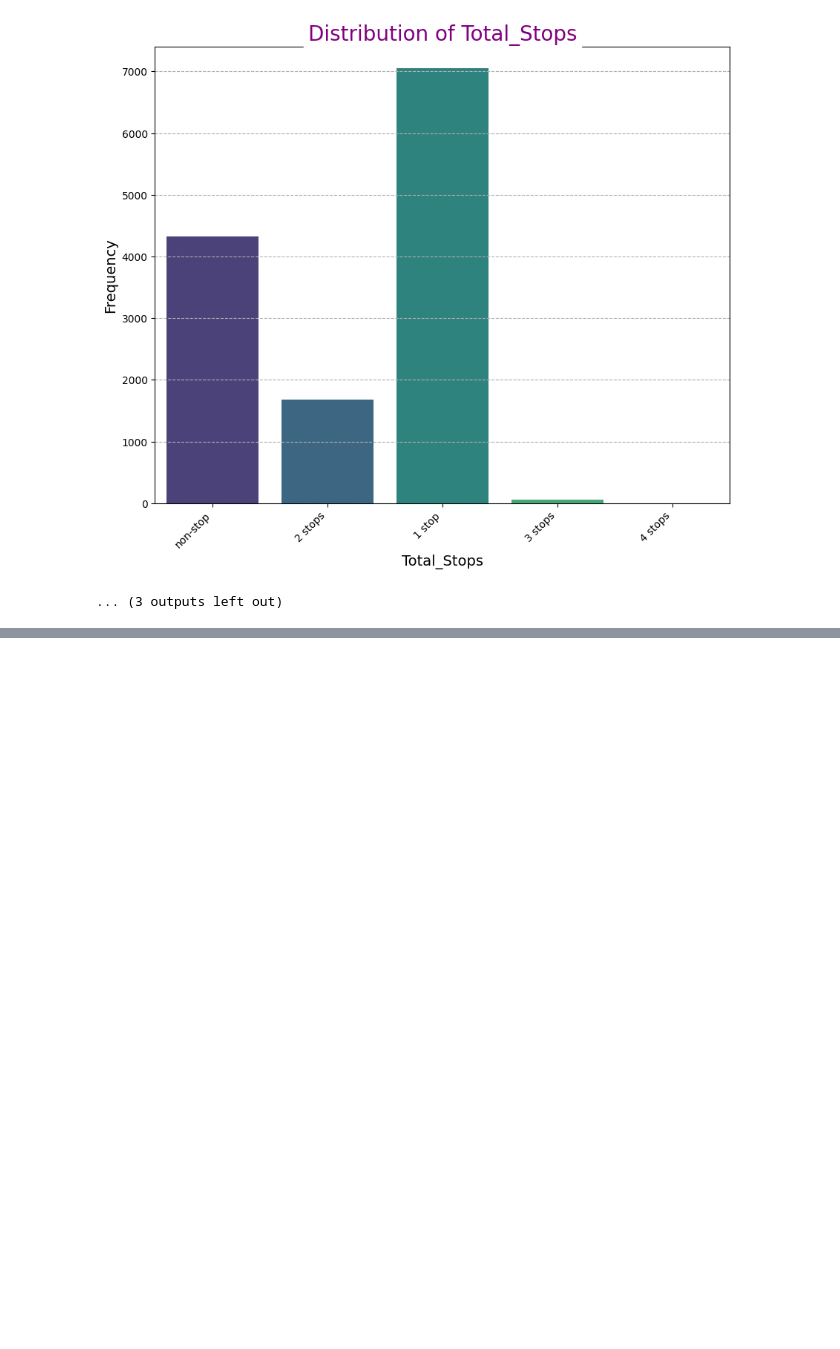
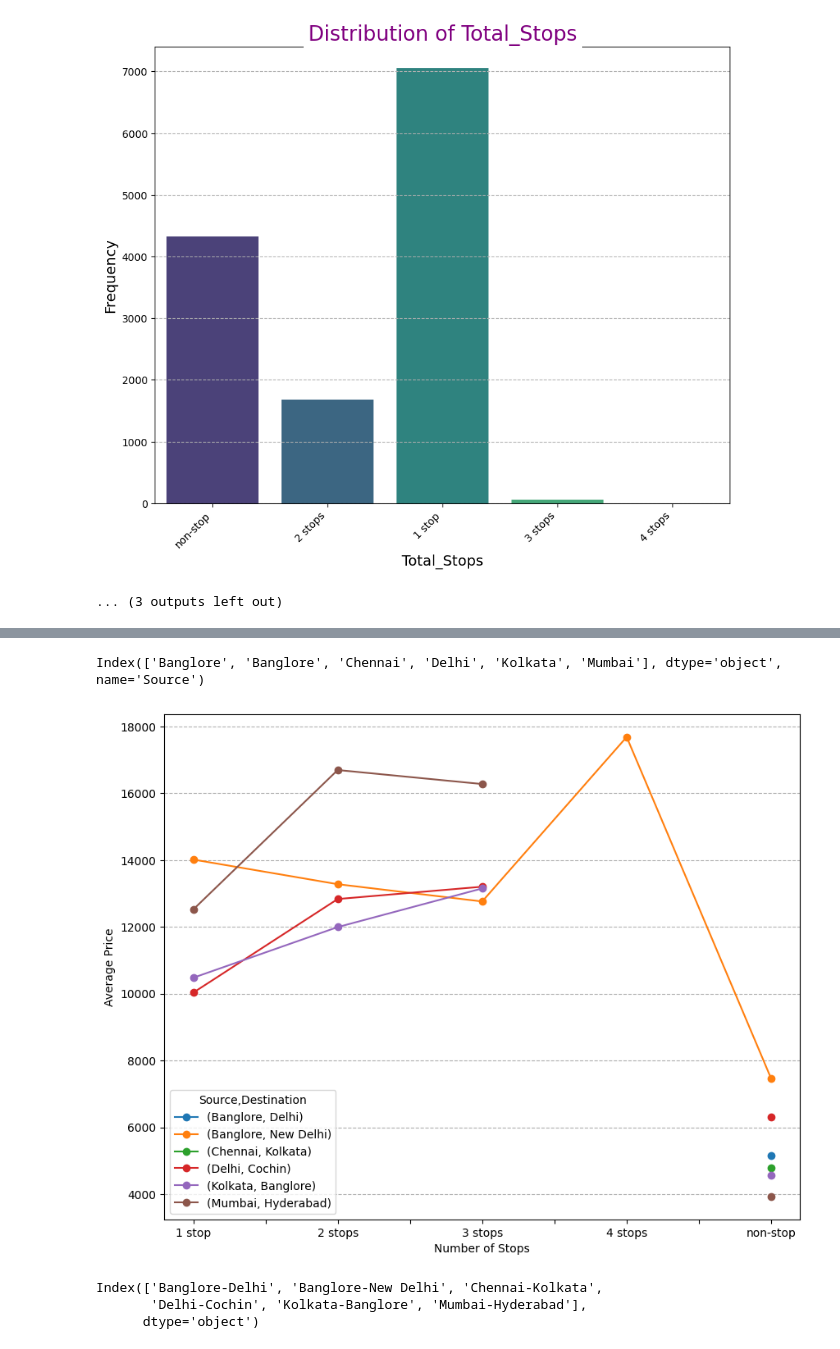
Before and after one commit to ganeshss0/flight-fare-prediction, a Jupyter notebook: notebooks/Flight Fare Prediction.ipynb, the cells around one changed output, grey strips where cells are left out. Drawn from its saved outputs; the diff is of its cells as text; code cells hidden in the pictures; blank space fills up the shorter version.

```diff
--- a/notebooks/Flight Fare Prediction.ipynb
+++ b/notebooks/Flight Fare Prediction.ipynb
@@ -707,0 +793,8 @@ def def
+# %%
+mean_price_by_stops_source = pd.crosstab(
+    index=df['Total_Stops'],
+    columns=[df['Source'], df['Destination']],
+    values=df['Price'],
+    aggfunc='mean'
+)
+mean_price_by_stops_source
@@ -707,0 +810,19 @@ def def
+# %%
+mean_price_by_stops_source.columns.get_level_values(0)
+# %% [output]
+Index(['Banglore', 'Banglore', 'Chennai', 'Delhi', 'Kolkata', 'Mumbai'], dtype='object', name='Source')
+# %%
+fig, ax = plt.subplots(figsize=(10, 8))
+mean_price_by_stops_source.plot(kind='line', ax=ax, legend=True, marker='o')
+ax.grid(axis='y', linestyle='--')
+ax.set_xlabel('Number of Stops')
+ax.set_ylabel('Average Price')
+plt.show()
+# %% [output]
+[figure, added]
+# %%
+mean_price_by_stops_source.columns.map(lambda col: f'{col[0]}-{col[1]}')
+# %% [output]
+Index(['Banglore-Delhi', 'Banglore-New Delhi', 'Chennai-Kolkata',
+       'Delhi-Cochin', 'Kolkata-Banglore', 'Mumbai-Hyderabad'],
+      dtype='object')
```
Also changed, not shown: parts of 23 cells of this notebook.
